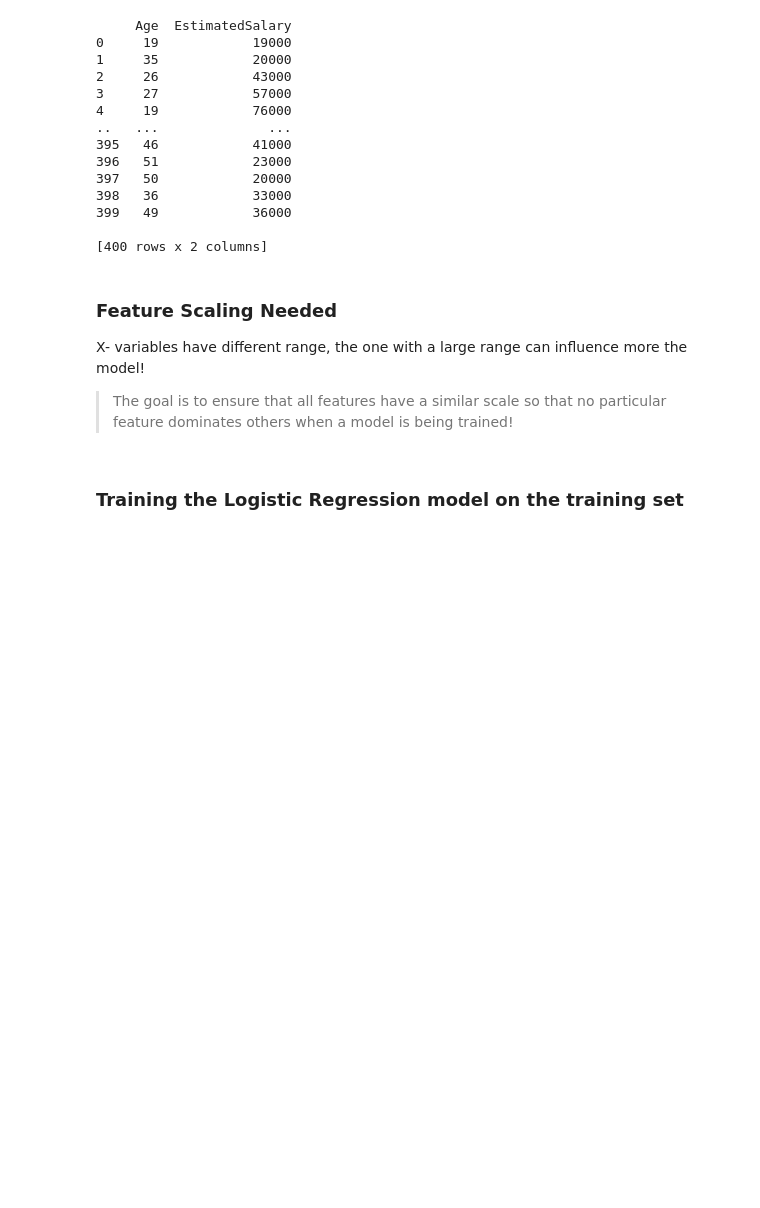
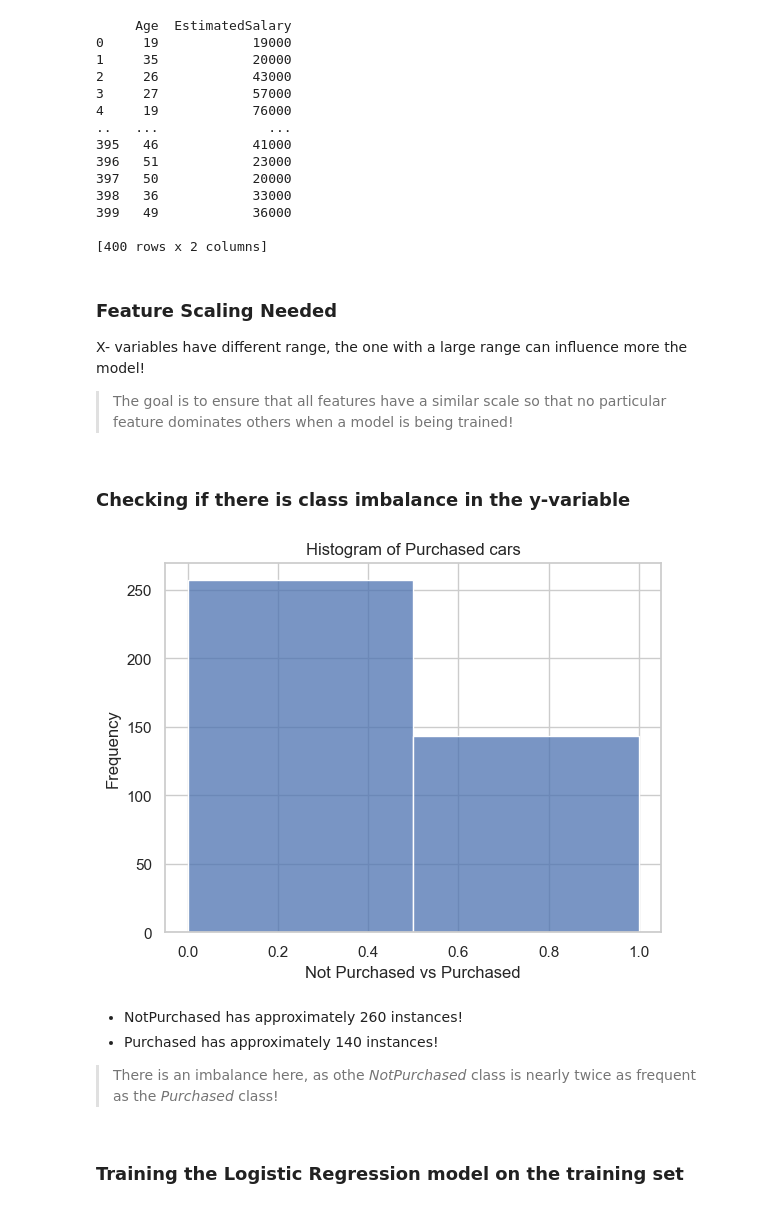
Before and after one commit to Darknight47/Classification-Projects, a Jupyter notebook: Logistic Regression/logistic_regression.ipynb, the cells around one changed output. Saved outputs shown, nothing was run; the diff lists cells and outputs as text; code cells hidden in the pictures; blank space fills up the shorter version.

Commit message:
class imbalance

```diff
--- a/Logistic Regression/logistic_regression.ipynb
+++ b/Logistic Regression/logistic_regression.ipynb
@@ -143,6 +144,24 @@ X- variables have different range, the one with a large range can influence more
 sc_X = StandardScaler()
 X_train = sc_X.fit_transform(X_train)
 X_test = sc_X.fit_transform(X_test)
+# %% [markdown]
+### Checking if there is class imbalance in the y-variable
+# %%
+sns.set_theme(style='whitegrid') #Set the style of seaborn for the plot!
+fig, ax = plt.subplots() #Create a figure and axis for the plot!
+sns.histplot(dataset['Purchased'], bins=2, ax=ax) #Plotting the histogram using seaborn
+# Set the title and labels
+ax.set_title('Histogram of Purchased cars')
+ax.set_xlabel('Not Purchased vs Purchased')
+ax.set_ylabel('Frequency')
+# Show the plot
+plt.show()
+# %% [output]
+[figure, added]
+# %% [markdown]
+* NotPurchased has approximately 260 instances!
+* Purchased has approximately 140 instances!
+> There is an imbalance here, as othe *NotPurchased* class is nearly twice as frequent as the *Purchased* class!
 # %% [markdown]
 ### Training the Logistic Regression model on the training set
 # %%
```
Also changed, not shown: parts of 2 cells of this notebook.
